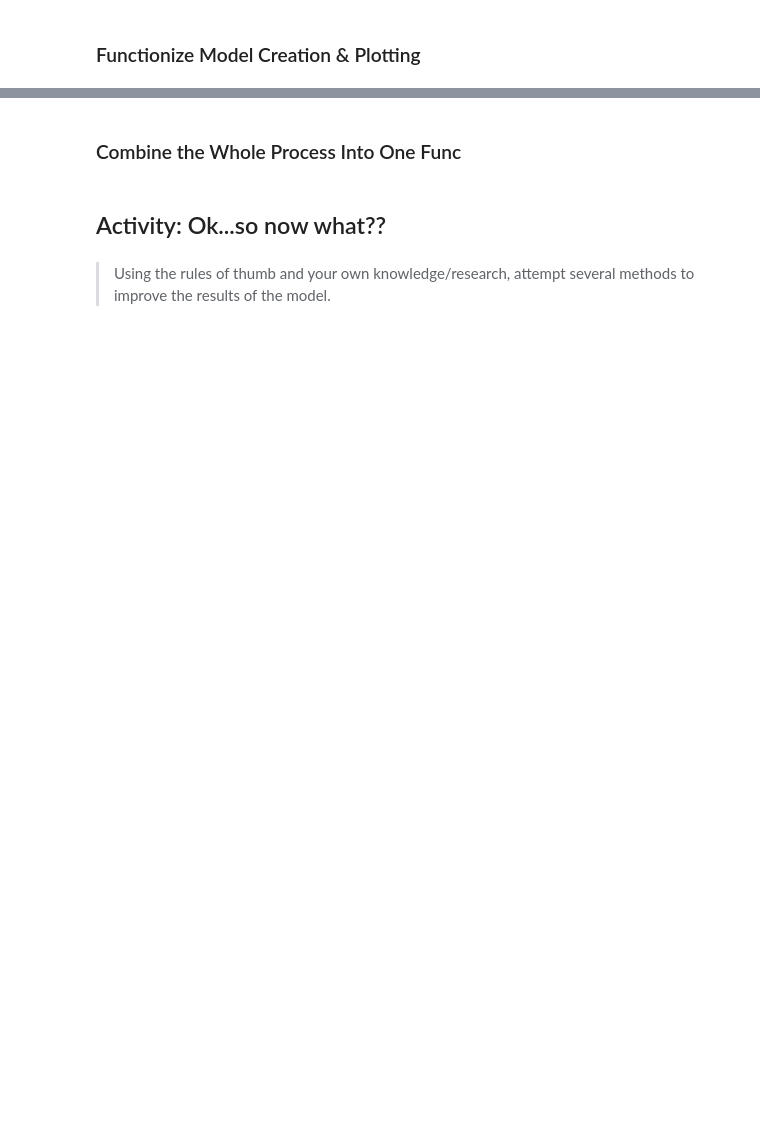
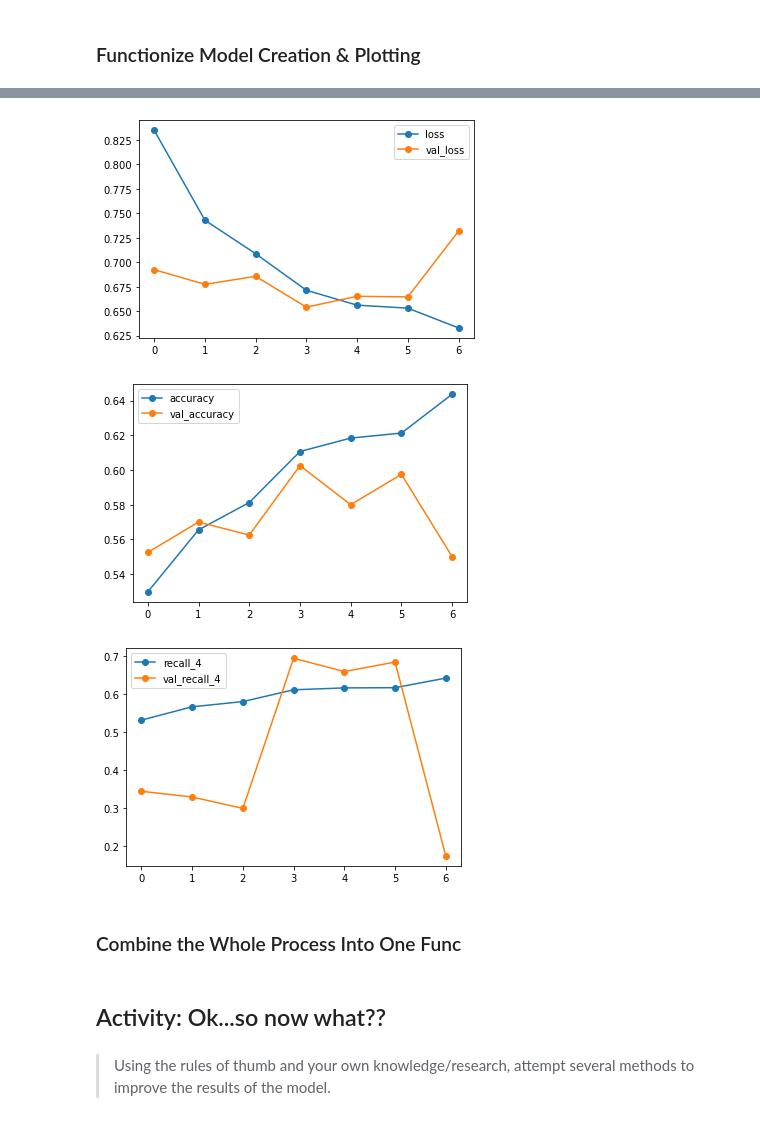
Before and after one commit to learn-co-curriculum/aug-ds-ft-2020-notebooks, a Jupyter notebook: topic42-tuning-neural-networks/sect_42_tuning_neural_networks-SG.ipynb, the cells around one changed output, grey strips where cells are left out. Drawn from its saved outputs; the diff is of its cells as text; code cells hidden in the pictures; blank space fills up the shorter version.

```diff
--- a/topic42-tuning-neural-networks/sect_42_tuning_neural_networks-SG.ipynb
+++ b/topic42-tuning-neural-networks/sect_42_tuning_neural_networks-SG.ipynb
@@ -370,5 +502,23 @@ def make_model():
-# %%
-def plot_history():
-    None
+# %%
+## def make_model
+def make_model():
+    ##N Sequential model: 64 units, relu, final=dense 1, sigmoid
+    model_1 = Sequential()
+    model_1.add(Dense(65,activation='relu',input_shape=X_train_unrow[0].shape))
+    model_1.add(Dense(1,activation='sigmoid'))
+    model_1.compile(optimizer='adam',loss='binary_crossentropy',metrics=['accuracy',
+                                                                        tf.keras.metrics.Recall()])
+    display(model_1.summary())
+    return model_1
+# %%
+def plot_history(history, metrics = ['loss','accuracy','recall']):
+    history_df = pd.DataFrame(history.history)
+    for metric in metrics:
+        plot_me = history_df[[col for col in history_df.columns if metric in col]]
+        plot_me.plot(marker='o')
 # %%
 ## Use new functions to make model and plot history
+model_2 = make_model()
+history_2 = model_2.fit(X_train_unrow,y_train,
+                      validation_data=(X_val_unrow,y_val),callbacks=[earlystop],
+                      epochs=500)
@@ -375,3 +554,9 @@ def plot_history():
+# %%
+plot_history(history_2)
+# %% [output]
+[figure, added]
+[figure, added]
+[figure, added]
 # %% [markdown]
 ### Combine the Whole Process Into One Func
 # %%
```
Also changed, not shown: parts of 69 cells of this notebook, 1 other file.
